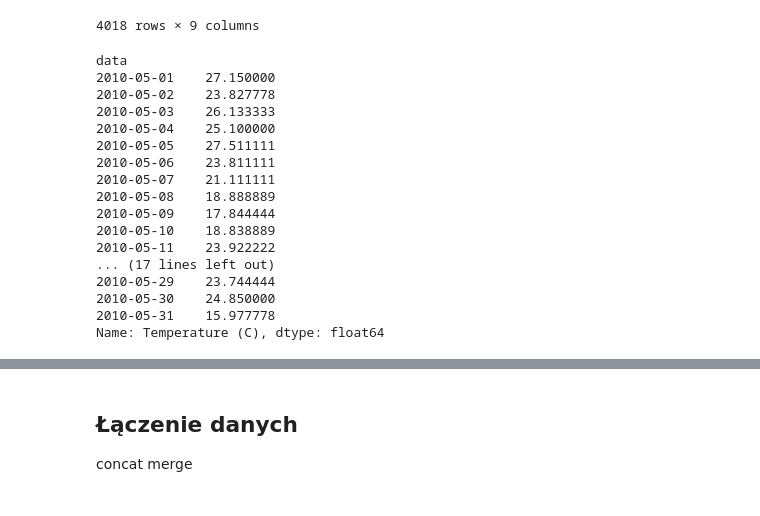
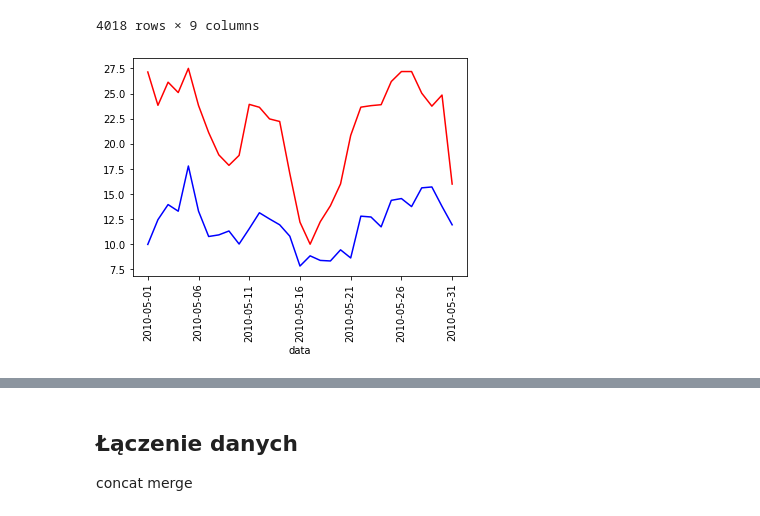
Before and after one commit to Klaudia2022/Obliczenianaukowe, a Jupyter notebook: Kopia_notatnika_Pandas2_live.ipynb, the cells around one changed output, grey strips where cells are left out. Drawn from its saved outputs; the diff is of its cells as text; code cells hidden in the pictures.

```diff
--- a/Kopia_notatnika_Pandas2_live.ipynb
+++ b/Kopia_notatnika_Pandas2_live.ipynb
@@ -254,23 +254,14 @@ dane_dzienne_avg
 Maj_daily=dane[(dane['rok']==2010) & (dane['miesiac']==5) ].groupby('data')
 Maj_minimalne=Maj_daily.min()['Temperature (C)']
 Maj_maksymalne=Maj_daily.max()['Temperature (C)']
-# %%
-Maj_maksymalne
-# %% [output]
-data
-2010-05-01    27.150000
-2010-05-02    23.827778
-2010-05-03    26.133333
-2010-05-04    25.100000
-2010-05-05    27.511111
-2010-05-06    23.811111
-2010-05-07    21.111111
-2010-05-08    18.888889
-2010-05-09    17.844444
-2010-05-10    18.838889
-2010-05-11    23.922222
-... (17 lines left out)
-2010-05-29    23.744444
-2010-05-30    24.850000
-2010-05-31    15.977778
-Name: Temperature (C), dtype: float64
+# %%
+import matplotlib.pyplot as plt
+%matplotlib inline
+#plt.plot(Maj_maksymalne,color='red')
+#plt.plot(Maj_minimalne,color='blue')
+Maj_maksymalne.plot(kind='line',color='red')
+Maj_minimalne.plot(kind='line',color='blue')
+plt.xticks(rotation=90)
+plt.show()
+# %% [output]
+[figure, added]
```
Also changed, not shown: parts of 62 cells of this notebook.
